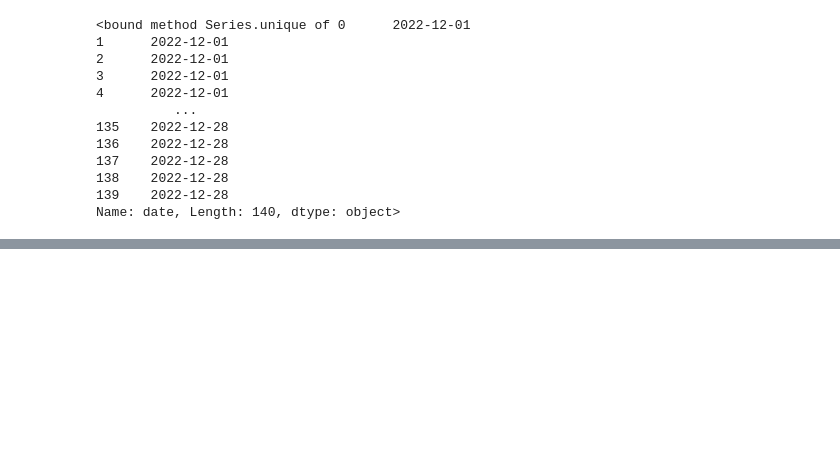
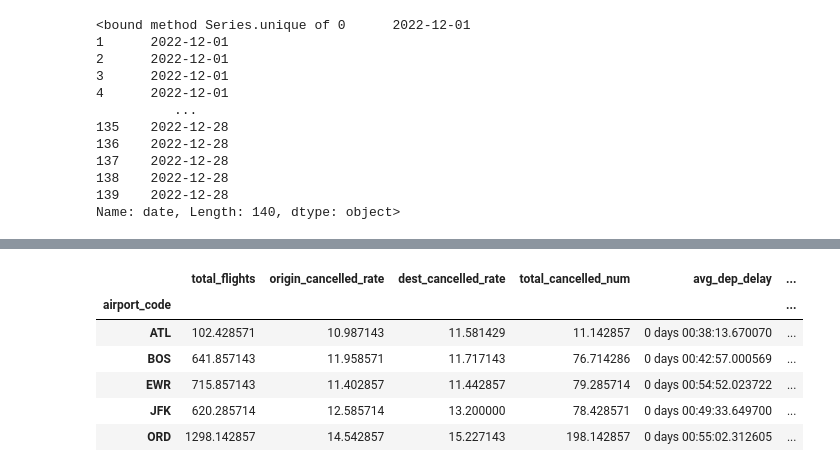
Before and after one commit to skibodaria/dbt_project, a Jupyter notebook: additional files/06_des_stats.ipynb, the cells around one changed output, grey strips where cells are left out. Drawn from its saved outputs; the diff is of its cells as text; code cells hidden in the pictures; blank space fills up the shorter version.

Commit message:
updates markdown and stats for airports performance

```diff
--- a/additional files/06_des_stats.ipynb
+++ b/additional files/06_des_stats.ipynb
@@ -175,0 +206,23 @@ Name: date, Length: 140, dtype: object>
+# %%
+# airport stats for the storm event:
+df_event = df[
+    (pd.to_datetime(df["date"]) >= pd.Timestamp("2022-12-22")) &
+    (pd.to_datetime(df["date"]) <= pd.Timestamp("2022-12-28"))
+]
+
+df_event.groupby("airport_code")[[
+    "total_flights",
+    "origin_cancelled_rate",
+    "dest_cancelled_rate",
+    "total_cancelled_num",
+    "avg_dep_delay",
+    "avg_arr_delay"
+]].mean()
+# %% [output]
+|  | total_flights | origin_cancelled_rate | dest_cancelled_rate | total_cancelled_num | avg_dep_delay | ... |
+| airport_code |  |  |  |  |  | ... |
+| ATL | 102.428571 | 10.987143 | 11.581429 | 11.142857 | 0 days 00:38:13.670070 | ... |
+| BOS | 641.857143 | 11.958571 | 11.717143 | 76.714286 | 0 days 00:42:57.000569 | ... |
+| EWR | 715.857143 | 11.402857 | 11.442857 | 79.285714 | 0 days 00:54:52.023722 | ... |
+| JFK | 620.285714 | 12.585714 | 13.200000 | 78.428571 | 0 days 00:49:33.649700 | ... |
+| ORD | 1298.142857 | 14.542857 | 15.227143 | 198.142857 | 0 days 00:55:02.312605 | ... |
```
Also changed, not shown: parts of 10 cells of this notebook.
